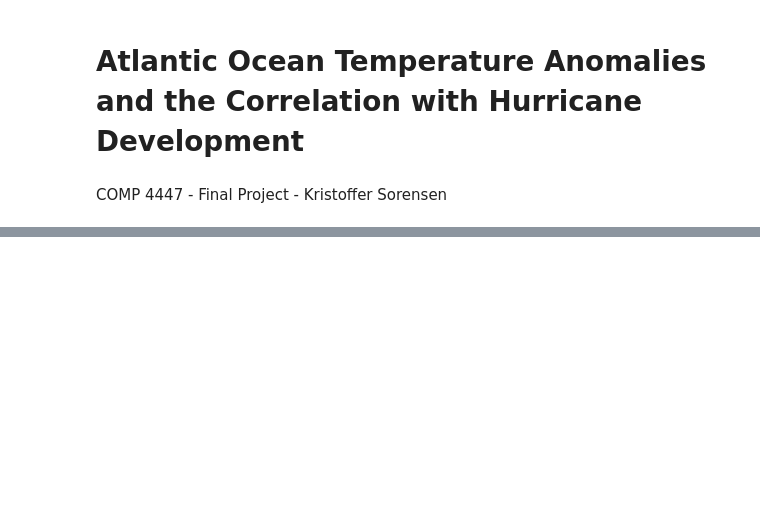
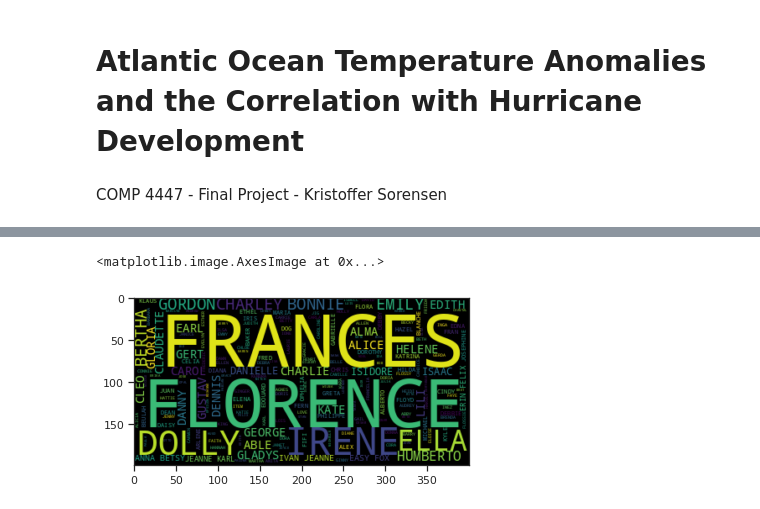
Before and after one commit to ktsorensenWX/TOOL1_Final_Project, a Jupyter notebook: Sorensen_Kristoffer_FinalProject.ipynb, the cells around one changed output, grey strips where cells are left out. Saved outputs shown, nothing was run; the diff lists cells and outputs as text; code cells hidden in the pictures; blank space fills up the shorter version.

```diff
--- a/Sorensen_Kristoffer_FinalProject.ipynb
+++ b/Sorensen_Kristoffer_FinalProject.ipynb
@@ -14,0 +67,30 @@ The first sections will clean both datasets, using pandas to do so. Our focus is
+# %%
+# Hurricane Windspeed Categories (mph):
+# - Cat. 1 [70-95]
+# - Cat. 2 [96-110]
+# - Cat. 3 [111-129]
+# - Cat. 4 [130-156]
+# - Cat. 5 [157+]
+
+# This identifies the correct category of which a hurricane is classified based off Max Winds
+def wind_declaration(max_wind):
+    if max_wind < 70:
+        return 'Post HU'
+    if 70 <= max_wind < 96:
+        return 'Cat 1'
+    if 96 <= max_wind < 111:
+        return 'Cat 2'
+    if 111 <= max_wind < 130:
+        return 'Cat 3'
+    if 130 <= max_wind < 157:
+        return 'Cat 4'
+    if max_wind > 157:
+        return 'Cat 5'
+# %%
+# Adds column to apply a Category tag for every hurricane based off max sustained winds
+
+group_storm['Category'] = group_storm.Max_Sustained_Winds.apply(lambda x: wind_declaration(x))
+group_storm = group_storm.drop(group_storm[group_storm.Category == 'Post HU'].index)
+group_storm
+
+# group_storm[group_storm['Name'] == 'KATRINA']
@@ -14,0 +112,14 @@ The first sections will clean both datasets, using pandas to do so. Our focus is
+# %%
+# Although using wordcloud is not scientific for this project, it would be a neat way of visualizing the more common names
+# of hurricanes
+
+group_storm_copy = group_storm.copy()
+group_storm_copy = group_storm_copy.drop(group_storm_copy[group_storm_copy.Name == 'UNNAMED'].index)
+
+wc = WordCloud().generate(' '.join(group_storm_copy['Name']))
+plt.imshow(wc, interpolation='bilinear')
+
+# Couple notes suggest that Frances and Florence are the two most common names in my dataset
+# %% [output]
+<matplotlib.image.AxesImage at 0x...>
+[figure, added]
```
Also changed, not shown: parts of 31 cells of this notebook.
